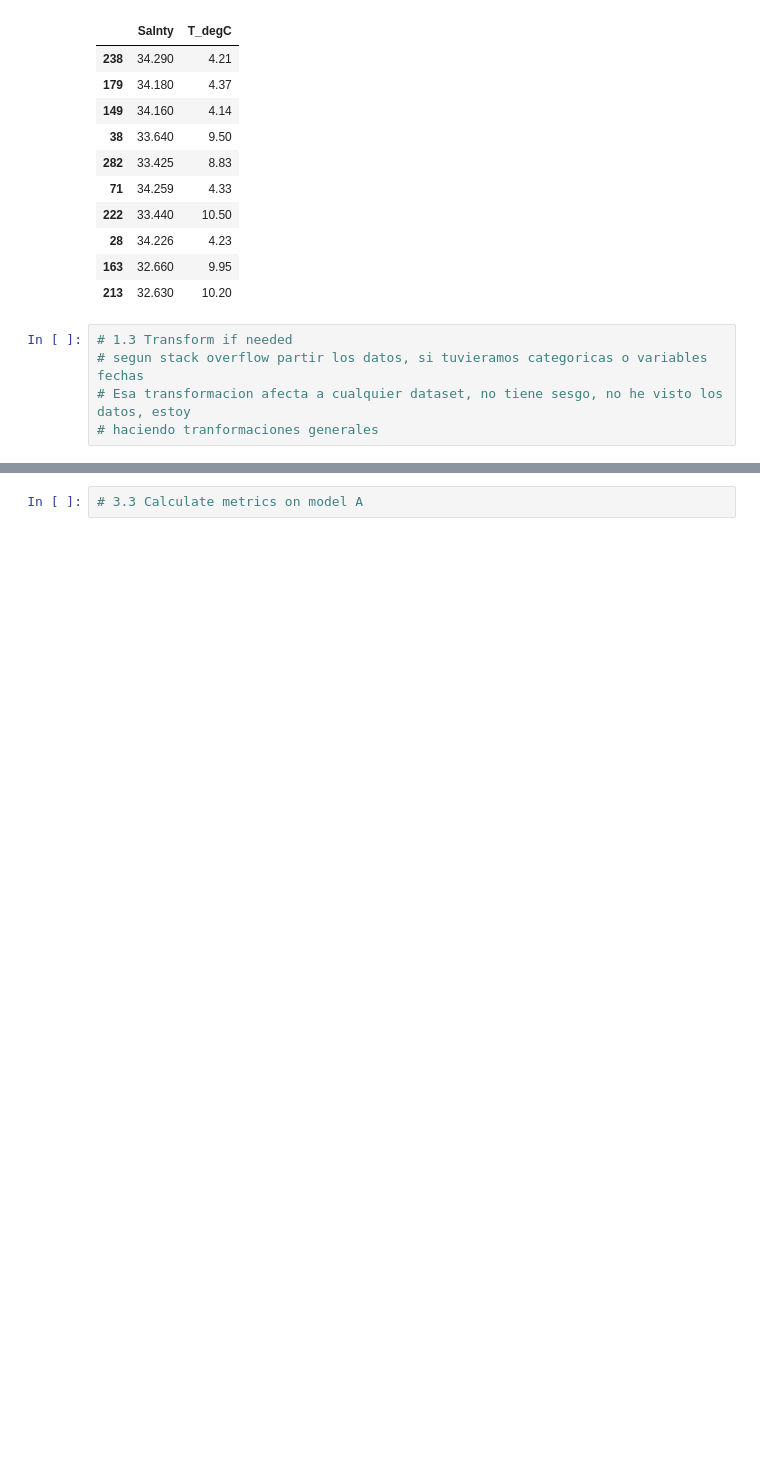
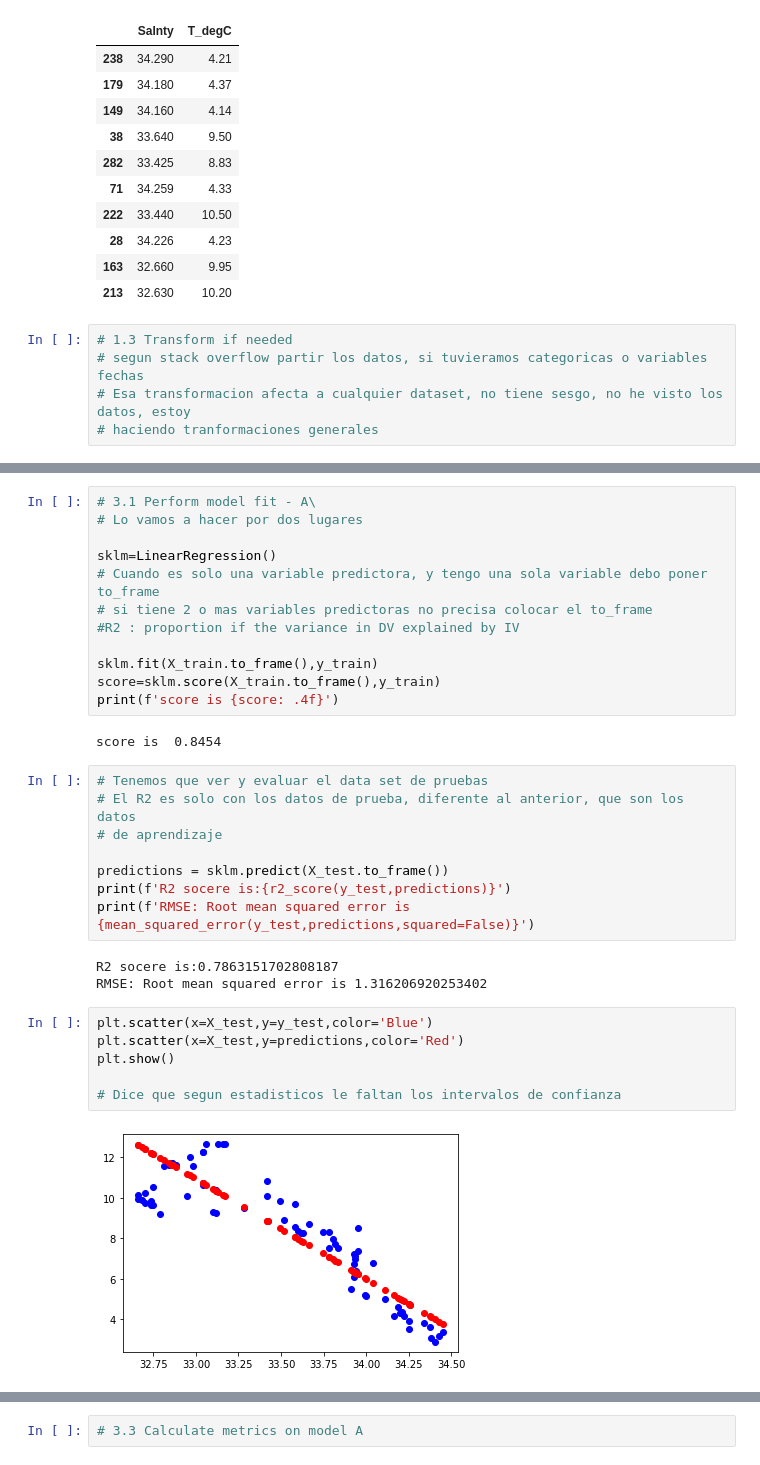
Before and after one commit to JuanAntonaccio/EjemploClaseMarino, a Jupyter notebook: src/Sample_Steps.ipynb, the cells around one changed output, grey strips where cells are left out. Cells and saved outputs as stored; diff of their text form; blank space fills up the shorter version.

```diff
--- a/src/Sample_Steps.ipynb
+++ b/src/Sample_Steps.ipynb
@@ -98,2 +161,35 @@ X_train,X_test,y_train,y_test = train_test_split(X,y,random_state=40)
+# %%
+# 3.1 Perform model fit - A\
+# Lo vamos a hacer por dos lugares
+
+sklm=LinearRegression()
+# Cuando es solo una variable predictora, y tengo una sola variable debo poner to_frame
+# si tiene 2 o mas variables predictoras no precisa colocar el to_frame
+#R2 : proportion if the variance in DV explained by IV
+
+sklm.fit(X_train.to_frame(),y_train)
+score=sklm.score(X_train.to_frame(),y_train)
+print(f'score is {score: .4f}')
+# %% [output]
+score is  0.8454
+# %%
+# Tenemos que ver y evaluar el data set de pruebas
+# El R2 es solo con los datos de prueba, diferente al anterior, que son los datos
+# de aprendizaje
+
+predictions = sklm.predict(X_test.to_frame())
+print(f'R2 socere is:{r2_score(y_test,predictions)}')
+print(f'RMSE: Root mean squared error is {mean_squared_error(y_test,predictions,squared=False)}')
+# %% [output]
+R2 socere is:0.7863151702808187
+RMSE: Root mean squared error is 1.316206920253402
+# %%
+plt.scatter(x=X_test,y=y_test,color='Blue')
+plt.scatter(x=X_test,y=predictions,color='Red')
+plt.show()
+
+# Dice que segun estadisticos le faltan los intervalos de confianza
+# %% [output]
+[figure, added]
 # %%
 # 3.2 Perform model fit - B
```
Also changed, not shown: parts of 21 cells of this notebook.
